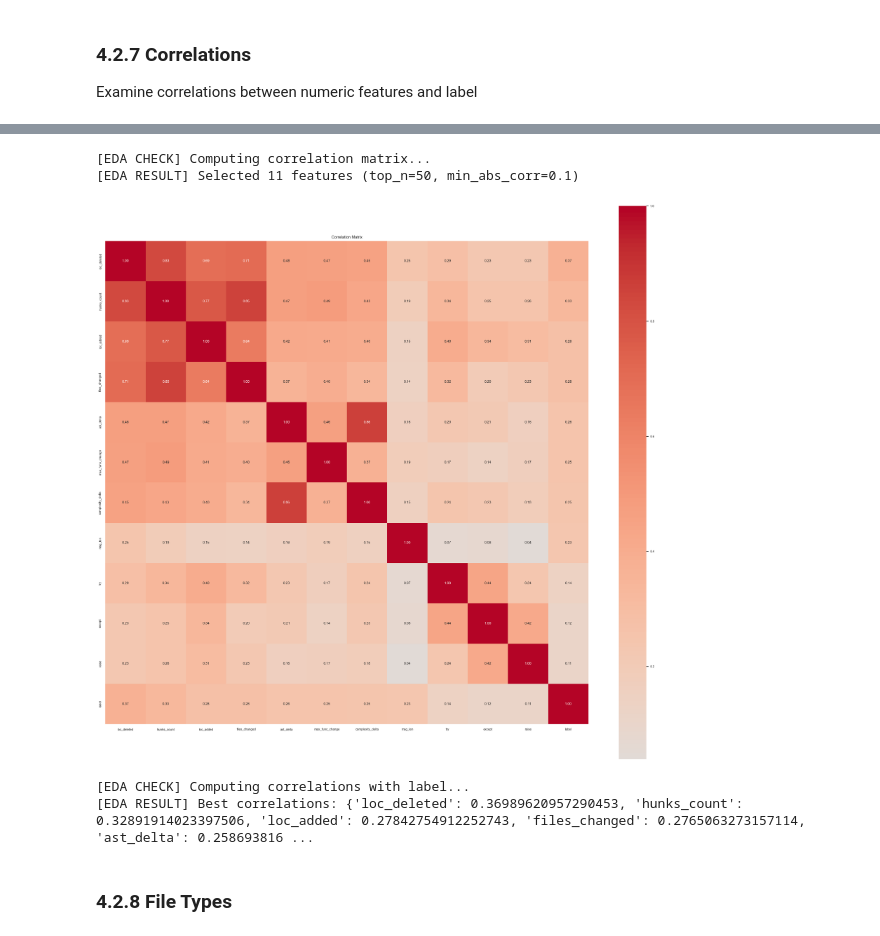
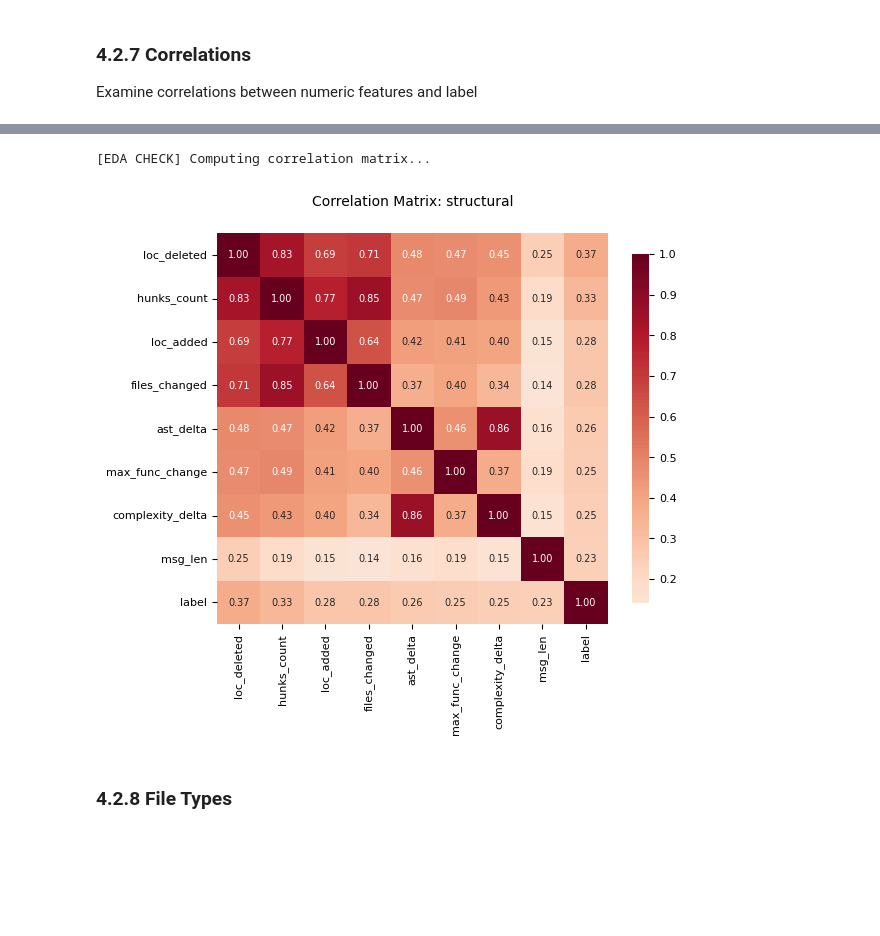
Before and after one commit to FilipMojto/DP_Thesis, a Jupyter notebook: notebooks/04-EDA.ipynb, the cells around one changed output, grey strips where cells are left out. Cells and saved outputs as stored; diff of their text form; code cells hidden in the pictures; blank space fills up the shorter version.

```diff
--- a/notebooks/04-EDA.ipynb
+++ b/notebooks/04-EDA.ipynb
@@ -219,5 +220,5 @@ def extract_features(df: pd.DataFrame, logger: MyLogger):
 # %%
-feature_ctgs = extract_features(df, logger=logger)
+feature_ctgs = NumFeatureSets.extract_features(df, logger=logger)
 # %% [output]
 [EDA CHECK] Checking numeric features...
 [EDA RESULT] Embeddings: ['code_emb_0', 'code_emb_1', 'code_emb_2', 'code_emb_3', 'code_emb_4', 'code_emb_5', 'code_emb_6', 'code_emb_7', 'code_emb_8', 'code_emb_9', 'code_emb_10', 'code_emb_11', 'cod ...
@@ -379,27 +361,24 @@ def compute_correlations_with_target(
 # %%
 corr_config = {
-    "structural": {"data": feature_ctgs.structural_cols, "top_n": 50},
+    "structural": {"data": feature_ctgs.numeric_cols, "top_n": 10},
     "embeddings": {"data": feature_ctgs.embedding_cols, "top_n": 30},
     "tfidf": {"data": feature_ctgs.tfidf_vectorized_cols, "top_n": 35},
 }
 
 corr_data = "structural"
 corr_matrix = df[[x for x in corr_config[corr_data]["data"] if x not in ENGINEERED_FEATURES] + [TARGET]].corr()
 
 
 plot_corr_matrix(
-    corr_matrix=corr_matrix, logger=logger, top_n=corr_config[corr_data]["top_n"], min_abs_corr=0.1
+    corr_matrix=corr_matrix, logger=logger, top_n=corr_config[corr_data]["top_n"], min_abs_corr=0.2, label="structural"
 )
 
-trg_corr = compute_correlations_with_target(
-    corr_matrix=corr_matrix, logger=logger, top_n=10, min_abs_corr=0.2
-)
+# trg_corr = compute_correlations_with_target(
+#     corr_matrix=corr_matrix, logger=logger, top_n=10, min_abs_corr=0.2
+# )
 # %% [output]
 [EDA CHECK] Computing correlation matrix...
-[EDA RESULT] Selected 11 features (top_n=50, min_abs_corr=0.1)
-[figure, old version]
+[figure, new version]
-[EDA CHECK] Computing correlations with label...
-[EDA RESULT] Best correlations: {'loc_deleted': 0.36989620957290453, 'hunks_count': 0.32891914023397506, 'loc_added': 0.27842754912252743, 'files_changed': 0.2765063273157114, 'ast_delta': 0.258693816 ...
 # %% [markdown]
 ### 4.2.8 File Types
 # %%
```
Also changed, not shown: parts of 16 cells of this notebook, 10 other files.
